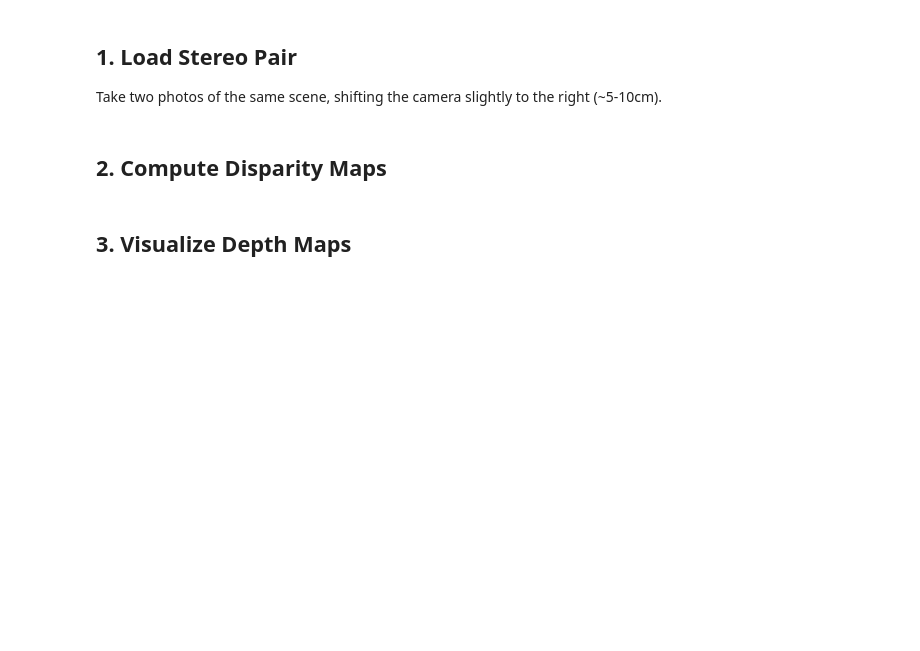
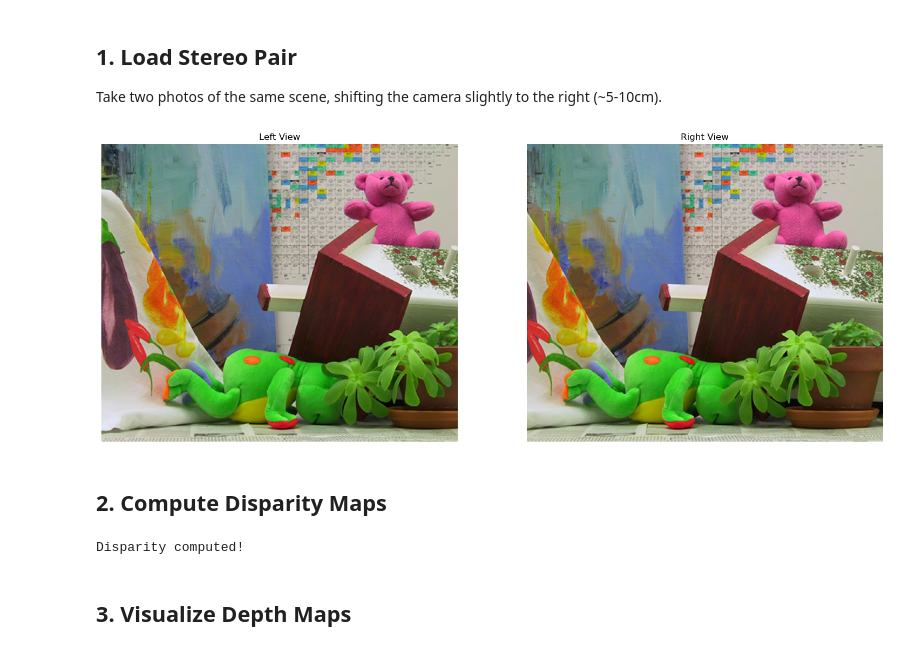
Before and after one commit to ARefaat1/image-processor, a Jupyter notebook: notebooks/test_task7.ipynb, the cells around one changed output. Cells and saved outputs as stored; diff of their text form; code cells hidden in the pictures; blank space fills up the shorter version.

Commit message:
task7

```diff
--- a/notebooks/test_task7.ipynb
+++ b/notebooks/test_task7.ipynb
@@ -21,10 +23,12 @@ print("✅ Imports OK")
 
 Take two photos of the same scene, shifting the camera slightly to the right (~5-10cm).
 # %%
-left = load_image('../images/task7/left.jpg')   # <-- CHANGE THIS
-right = load_image('../images/task7/right.jpg')  # <-- CHANGE THIS
+left = load_image('../images/task7/im2.png')   # <-- CHANGE THIS
+right = load_image('../images/task7/im6.png')  # <-- CHANGE THIS
 
 show_images_row([left, right], ["Left View", "Right View"], figsize=(16, 6))
+# %% [output]
+[figure, added]
 # %% [markdown]
 ## 2. Compute Disparity Maps
 # %%
@@ -40,6 +44,8 @@ disp_sgbm = compute_disparity_sgbm(left_gray, right_gray, num_disparities=64, bl
 depth_sgbm = create_depth_map(disp_sgbm, smooth=True)
 
 print("Disparity computed!")
+# %% [output]
+Disparity computed!
 # %% [markdown]
 ## 3. Visualize Depth Maps
 # %%
```
Also changed, not shown: parts of 4 cells of this notebook, 6 other files.
